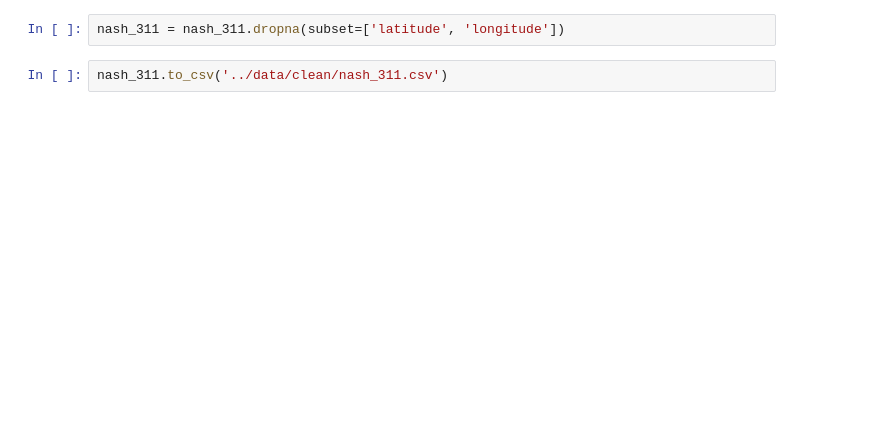
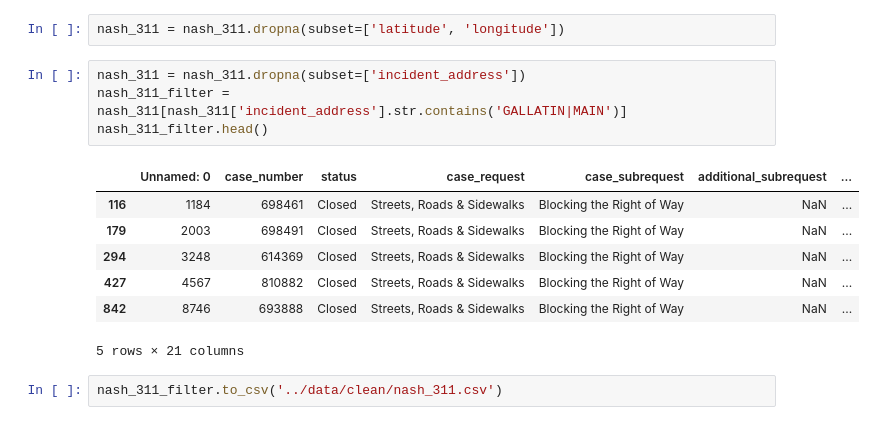
Before and after one commit to jchabinec/Making-Nashvilles-Streets-Safer, a Jupyter notebook: notebooks/eda.ipynb, the cells around one changed output. Saved outputs shown, nothing was run; the diff lists cells and outputs as text; blank space fills up the shorter version.

Commit message:
Keeping it simple: used a keyword serach to filter for the study area

```diff
--- a/notebooks/eda.ipynb
+++ b/notebooks/eda.ipynb
@@ -149,5 +171,17 @@ preferred_language           143365
 dtype: int64
 # %%
 nash_311 = nash_311.dropna(subset=['latitude', 'longitude'])
+# %%
+nash_311 = nash_311.dropna(subset=['incident_address'])
+nash_311_filter = nash_311[nash_311['incident_address'].str.contains('GALLATIN|MAIN')]
+nash_311_filter.head()
+# %% [output]
+|  | Unnamed: 0 | case_number | status | case_request | case_subrequest | additional_subrequest | ... |
+| 116 | 1184 | 698461 | Closed | Streets, Roads & Sidewalks | Blocking the Right of Way | NaN | ... |
+| 179 | 2003 | 698491 | Closed | Streets, Roads & Sidewalks | Blocking the Right of Way | NaN | ... |
+| 294 | 3248 | 614369 | Closed | Streets, Roads & Sidewalks | Blocking the Right of Way | NaN | ... |
+| 427 | 4567 | 810882 | Closed | Streets, Roads & Sidewalks | Blocking the Right of Way | NaN | ... |
+| 842 | 8746 | 693888 | Closed | Streets, Roads & Sidewalks | Blocking the Right of Way | NaN | ... |
+5 rows × 21 columns
 # %%
-nash_311.to_csv('../data/clean/nash_311.csv')
+nash_311_filter.to_csv('../data/clean/nash_311.csv')
```
Also changed, not shown: parts of 8 cells of this notebook, 5 other files.
